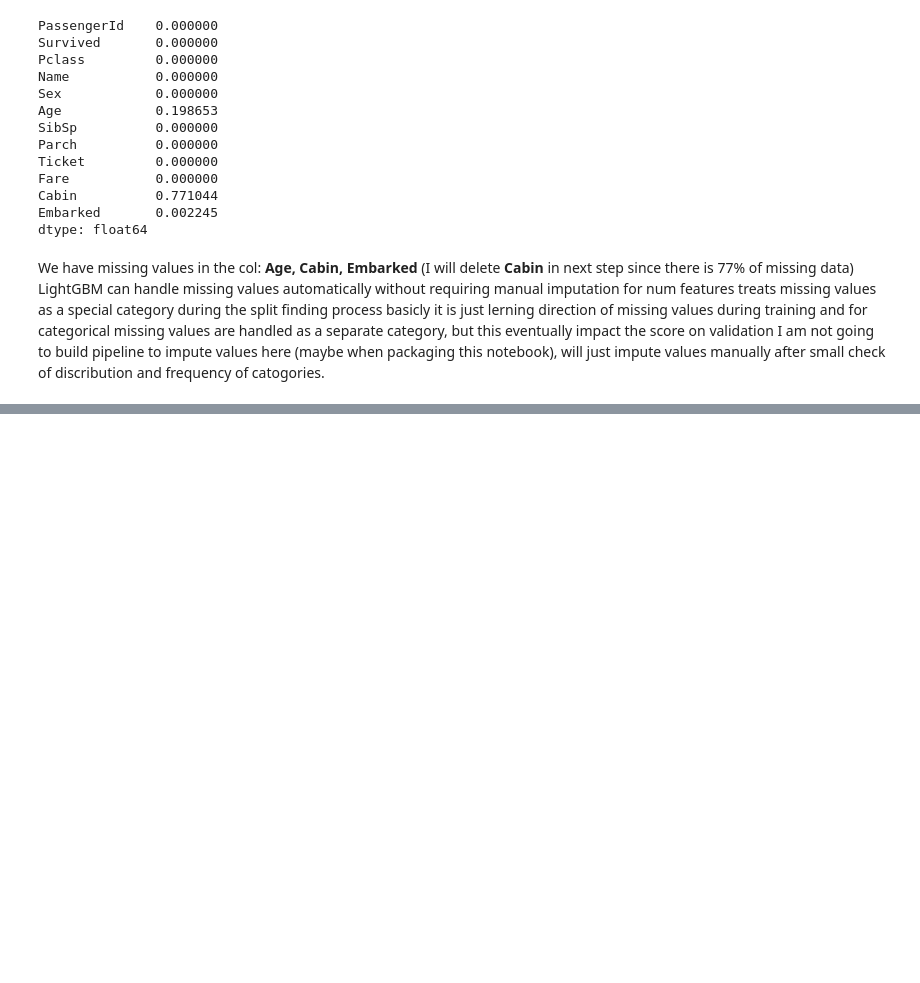
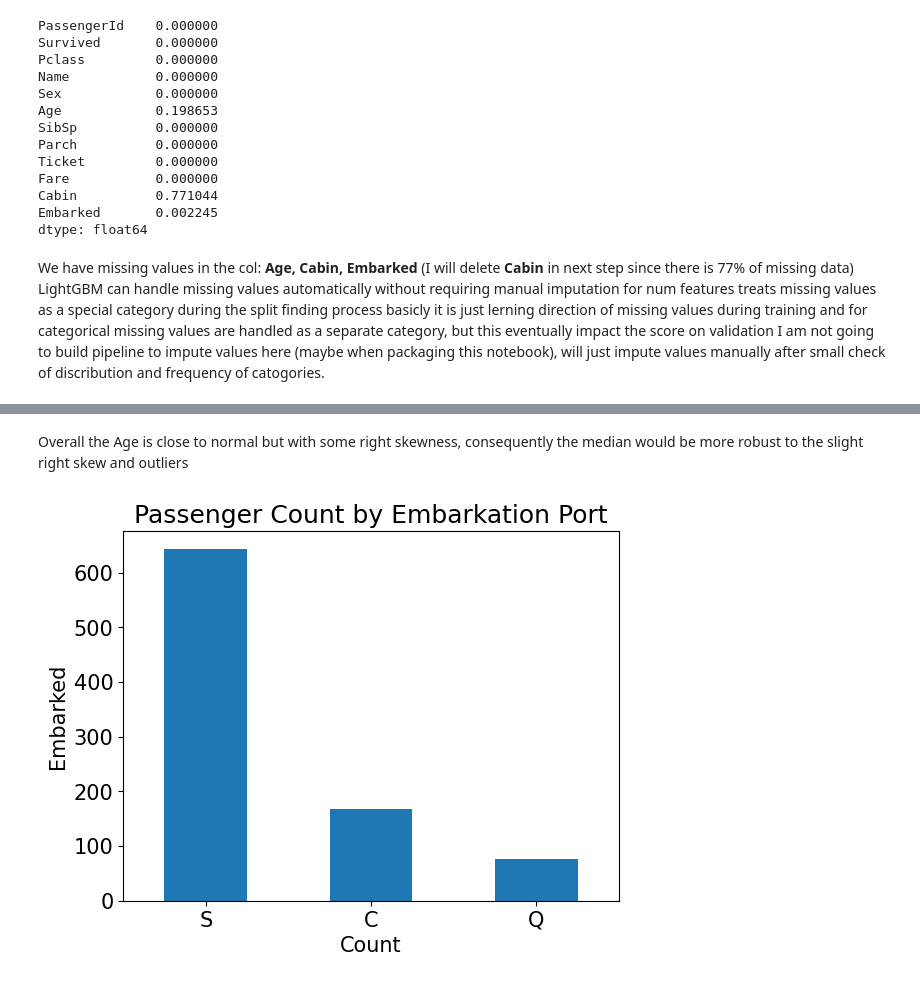
Before and after one commit to AnriiGegliuk/challenge_GA, a Jupyter notebook: notebooks/modeling.ipynb, the cells around one changed output, grey strips where cells are left out. Drawn from its saved outputs; the diff is of its cells as text; code cells hidden in the pictures; blank space fills up the shorter version.

```diff
--- a/notebooks/modeling.ipynb
+++ b/notebooks/modeling.ipynb
@@ -68,0 +88,11 @@ LightGBM can handle missing values automatically without requiring manual imputa
+# %% [markdown]
+Overall the Age is close to normal but with some right skewness, consequently the median would be more robust to the slight right skew and outliers
+# %%
+train_df['Embarked'].value_counts().plot(kind='bar') # exploration of Embarked col to determine strategy for imputation
+plt.title("Passenger Count by Embarkation Port")
+plt.xlabel("Count")
+plt.xticks(rotation = 0)
+plt.ylabel("Embarked")
+plt.show()
+# %% [output]
+[figure, added]
```
Also changed, not shown: parts of 19 cells of this notebook.
